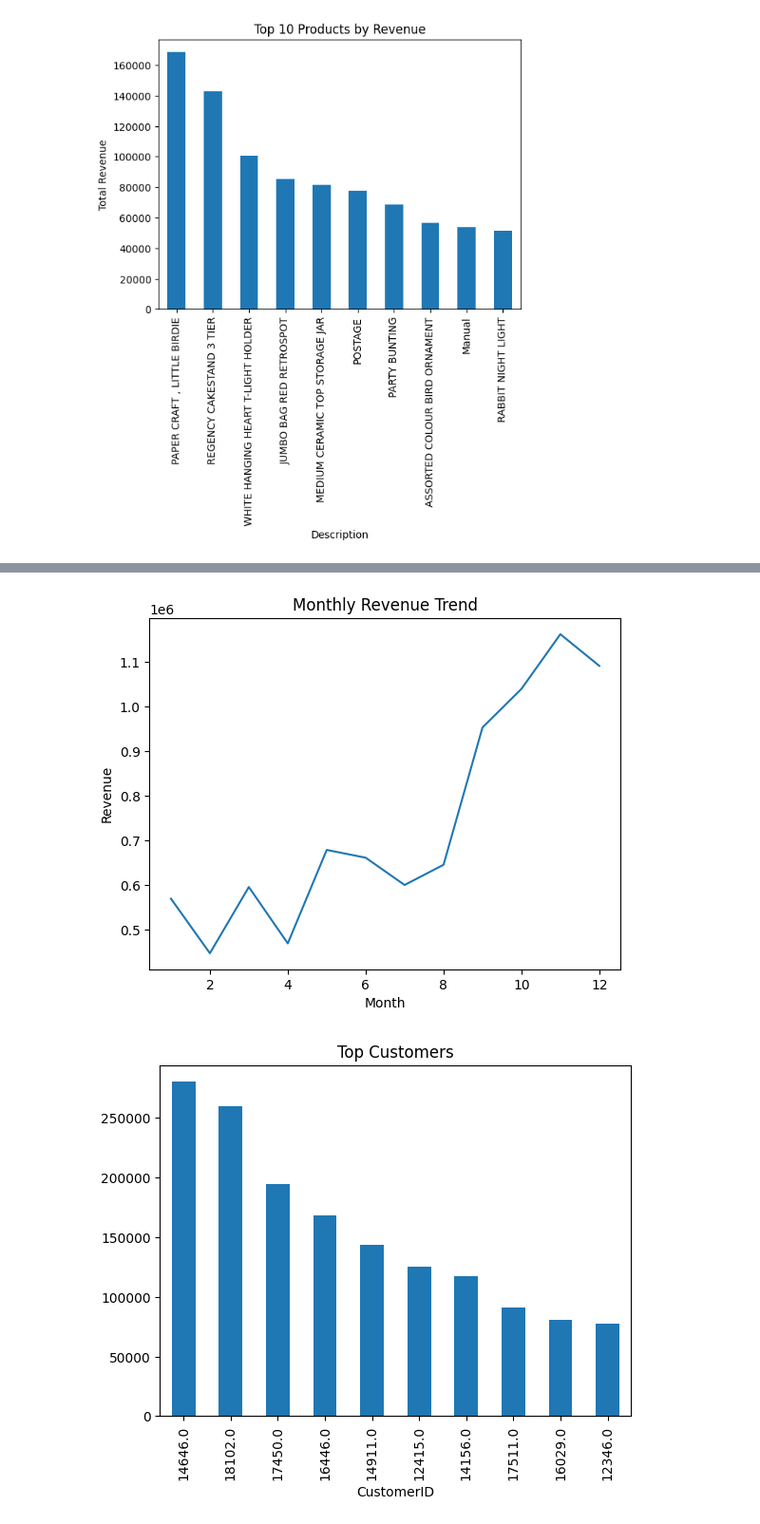
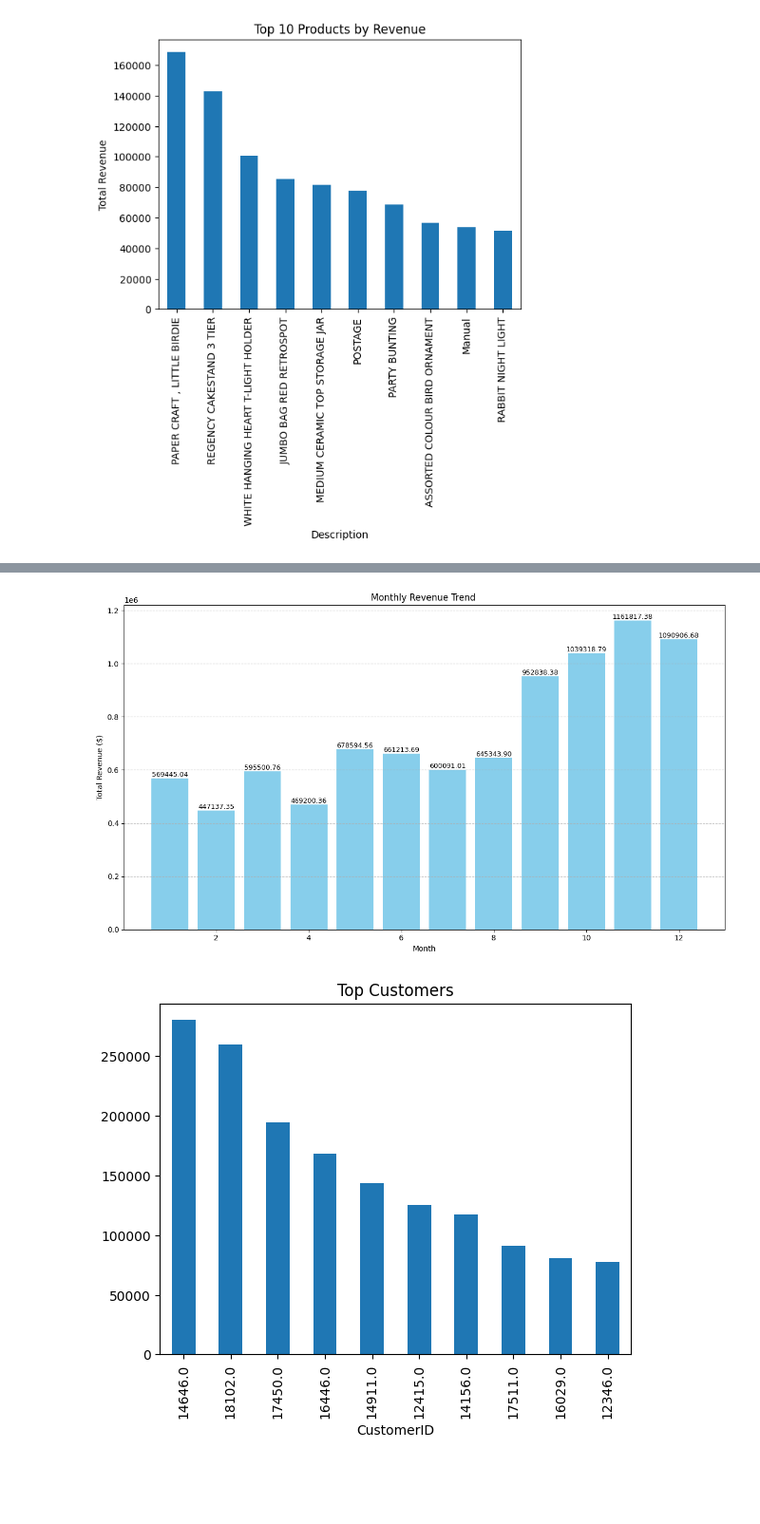
Before and after one commit to srj3777/AI-Model, a Jupyter notebook: Clustering_RealData_Analysis.ipynb, the cells around one changed output, grey strips where cells are left out. Shown at 95% size. Cells and saved outputs as stored; diff of their text form; code cells hidden in the pictures; blank space fills up the shorter version.

```diff
--- a/Clustering_RealData_Analysis.ipynb
+++ b/Clustering_RealData_Analysis.ipynb
@@ -108,14 +147,24 @@ plt.show()
-# %%
-df['InvoiceDate'] = pd.to_datetime(df['InvoiceDate'])
-df['Month'] = df['InvoiceDate'].dt.month
-
-df.groupby('Month')['Revenue'].sum().plot(kind='line')
-plt.title("Monthly Revenue Trend")
-plt.xlabel("Month")
-plt.ylabel("Revenue")
-plt.show()
-# %% [output]
-[figure, removed]
+# %%
+df['InvoiceDate'] = pd.to_datetime(df['InvoiceDate'])
+df['Month'] = df['InvoiceDate'].dt.month
+
+monthly_revenue = df.groupby('Month')['Revenue'].sum().reset_index()
+
+plt.figure(figsize=(12, 7)) # Increased figure size for better label visibility
+plt.bar(monthly_revenue['Month'], monthly_revenue['Revenue'], color='skyblue')
+
+# Add revenue amounts on top of the bars
+for index, row in monthly_revenue.iterrows():
+    plt.text(row['Month'], row['Revenue'], f'{row['Revenue']:.2f}', ha='center', va='bottom', fontsize=9)
+
+plt.title("Monthly Revenue Trend ")
+plt.xlabel("Month")
+plt.ylabel("Total Revenue ($)")
+plt.grid(axis='y', linestyle='--', alpha=0.7)
+plt.tight_layout() # Adjust layout to prevent labels from being cut off
+plt.show()
+# %% [output]
+[figure, added]
 # %%
 df.groupby('CustomerID')['Revenue'].sum().sort_values(ascending=False).head(10).plot(kind='bar')
 plt.title("Top Customers")
```
Also changed, not shown: parts of 12 cells of this notebook.
